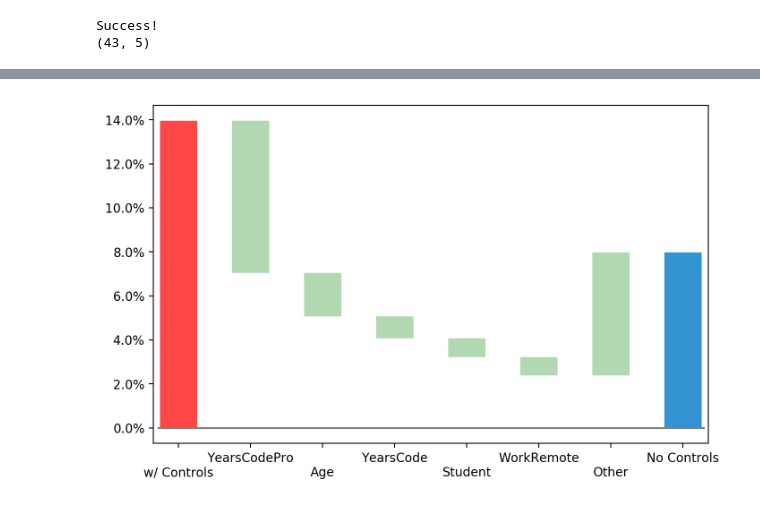
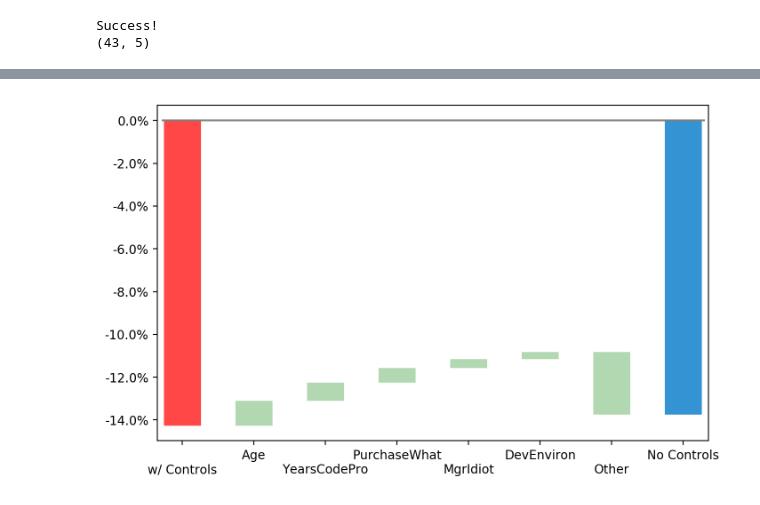
Before and after one commit to whoisnnamdi/highest-paid-software-developer-2019, a Jupyter notebook: dev-pay-2.ipynb, the cells around one changed output, grey strips where cells are left out. Saved outputs shown, nothing was run; the diff lists cells and outputs as text; code cells hidden in the pictures.

```diff
--- a/dev-pay-2.ipynb
+++ b/dev-pay-2.ipynb
@@ -210,4 +194,4 @@ if False:
             est = sm.OLS(endog=Y, exog=X_U).fit()
             print(t, est.params[-1], est.bse[-1]*1.96)
 # %%
-est = sm.OLS(endog=data_2019["Income"].values, exog=sm.add_constant(data_2019.drop("Income", axis=1))).fit()
+est = sm.OLS(endog=data_2019["Income"].values, exog=data_2019.drop("Income", axis=1).assign(const=1)).fit()
@@ -254,5 +259,5 @@ strong multicollinearity problems or that the design matrix is singular.
 # %%
-def output_graph(df, controls, category, category_plain):
+def output_graph(df, controls, cov_selection=False, category=None, category_plain=None, title=None):
    """
    Plots the income regression coefficients for given category
 
@@ -266,7 +271,13 @@ def output_graph(df, controls, category, category_plain):
 
    controls_adj = [category+"_"+control for control in controls[category]["controls"] if controls[category]["omitted"] != control]
 
-   est_full = sm.OLS(endog=df["Income"], exog=df.drop("Income", axis=1).assign(const=1)).fit()
+   if cov_selection:
+       exog = double_selection(df, controls, controls_adj, category).assign(const=1)
+   else:
+       exog = df.drop("Income", axis=1).assign(const=1)
+
+   est_full = sm.OLS(endog=df["Income"], exog=exog).fit()
+
    est_simple = sm.OLS(endog=df["Income"], exog=df.drop("Income", axis=1)[controls_adj].assign(const=1)).fit()
 
    output_full = pd.concat([est_full.params, est_full.bse*1.96], axis=1).rename(columns={0: "coef_full", 1: "conf_95_full"}).filter(like=category+"_", axis=0)
@@ -307,8 +318,12 @@ def output_graph(df, controls, category, category_plain):
 
    plt.legend(["no controls", "w/ controls"], loc='lower right')
 
-   plt.suptitle("% Income impact of " + category_plain + " compared to " + controls[category]["omitted"], x = 0.12, y = .94, horizontalalignment = "left", fontsize = 12, fontstyle="oblique", color = 'grey')
+   plt.title(title, x=-0.005, y=1.08, horizontalalignment="left", fontsize=16, color='#333F4B')
+
+   plt.suptitle("% Income impact of " + category_plain + " compared to " + controls[category]["omitted"], x=0.12, y=.94, horizontalalignment="left", fontsize=12, fontstyle="oblique", color='grey')
 
    #mpld3.fig_to_html(fig)
 
-   return mpld3.fig_to_html(fig)
+   #return mpld3.save_html(fig, "test.html")
+
+   return output, est_full
@@ -351,6 +499,8 @@ def explain(df, regression, controls, cat_to_explain, coef_to_explain, top=3):
 
         B_2 = regression.params.filter(like=explainer+"_").sort_index()
 
+        X_2 = X_2[B_2.index]
+
         H_k = X_2.values @ B_2
 
         if i == 0:
@@ -418,6 +571,8 @@ def output_waterfall(df, coef_full):
+# %%
+test, est = output_graph(data_2019, controls, False, "Ethnicity", "race", "Minority groups are the highest and lowest-paid")
 # %%
-output, coef_full = explain(data_2019, est, controls, "Ethnicity", "east_asian", 5)
+output, coef_full = explain(data_2019, est, controls, "OrgSize", "100_to_499_employees", 5)
 
 output_waterfall(output, coef_full)
 # %% [output]
-[figure, old version]
+[figure, new version]
```
Also changed, not shown: parts of 16 cells of this notebook.
